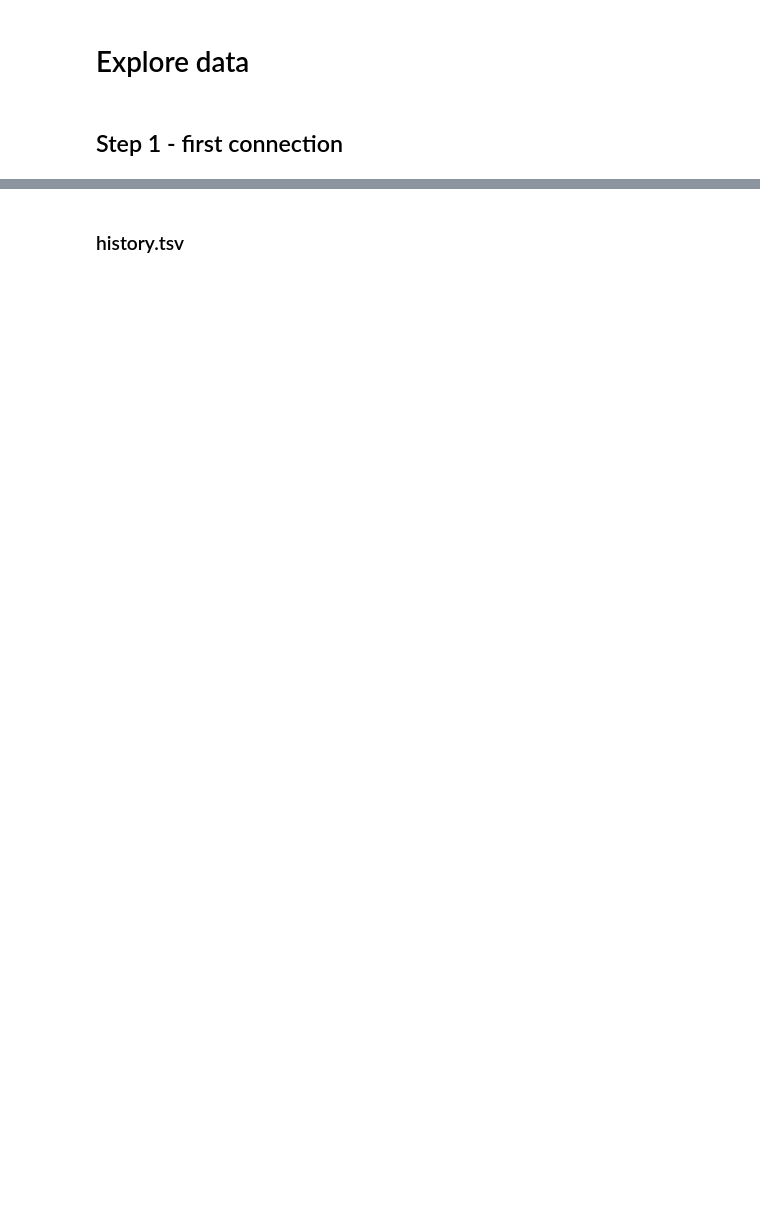
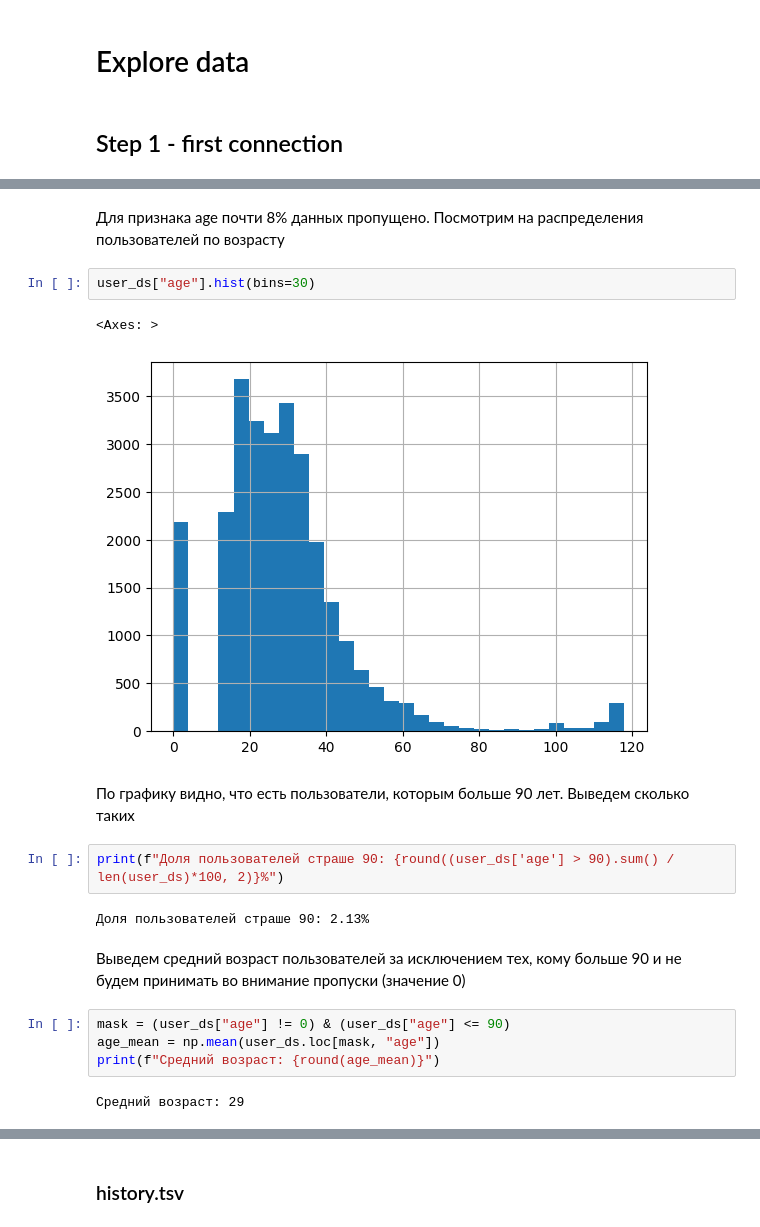
Before and after one commit to EgorChernov5/VILLKA, a Jupyter notebook: notebooks/pretty_preprocessing.ipynb, the cells around one changed output, grey strips where cells are left out. Cells and saved outputs as stored; diff of their text form; blank space fills up the shorter version.

```diff
--- a/notebooks/pretty_preprocessing.ipynb
+++ b/notebooks/pretty_preprocessing.ipynb
@@ -71,0 +136,21 @@ ___
+# %% [markdown]
+Для признака age почти 8% данных пропущено. Посмотрим на распределения пользователей по возрасту
+# %%
+user_ds["age"].hist(bins=30)
+# %% [output]
+<Axes: >
+[figure, added]
+# %% [markdown]
+По графику видно, что есть пользователи, которым больше 90 лет. Выведем сколько таких
+# %%
+print(f"Доля пользователей страше 90: {round((user_ds['age'] > 90).sum() / len(user_ds)*100, 2)}%")
+# %% [output]
+Доля пользователей страше 90: 2.13%
+# %% [markdown]
+Выведем средний возраст пользователей за исключением тех, кому больше 90 и не будем принимать во внимание пропуски (значение 0)
+# %%
+mask = (user_ds["age"] != 0) & (user_ds["age"] <= 90)
+age_mean = np.mean(user_ds.loc[mask, "age"])
+print(f"Средний возраст: {round(age_mean)}")
+# %% [output]
+Средний возраст: 29
```
Also changed, not shown: parts of 120 cells of this notebook.
